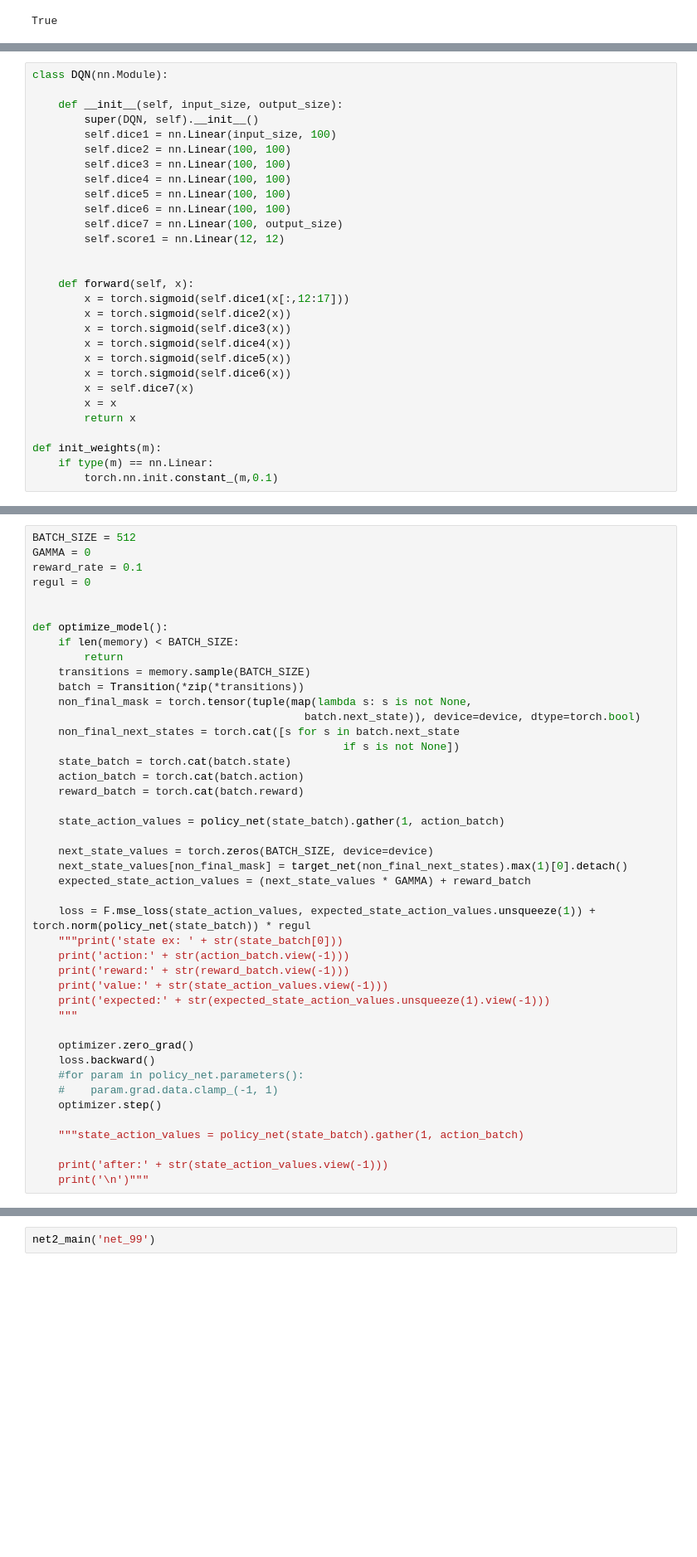
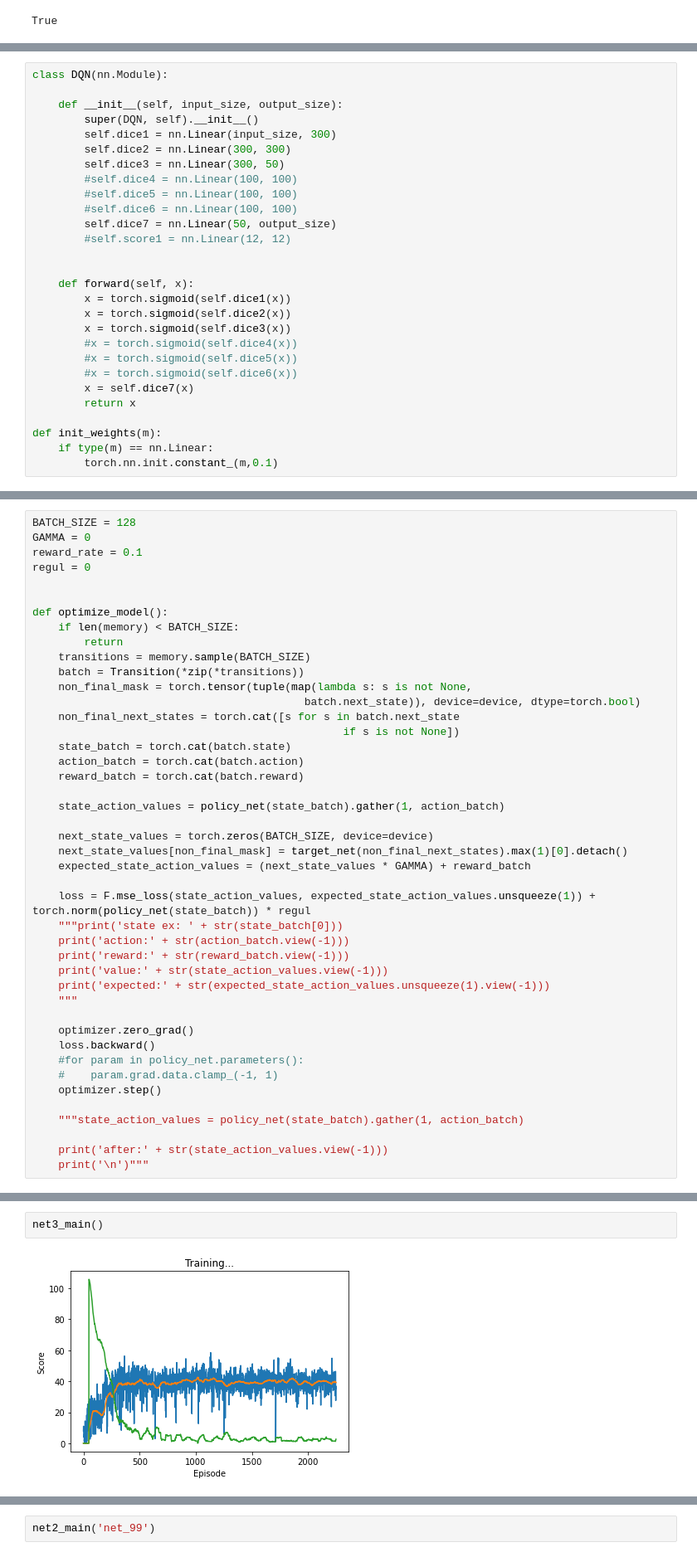
Before and after one commit to jasson31/COSE474_Deep_Learning, a Jupyter notebook: Duel_model.ipynb, the cells around one changed output, grey strips where cells are left out. Shown at 83% size. Saved outputs shown, nothing was run; the diff lists cells and outputs as text; blank space fills up the shorter version.

```diff
--- a/Duel_model.ipynb
+++ b/Duel_model.ipynb
@@ -50,25 +50,24 @@ class DQN(nn.Module):
 
     def __init__(self, input_size, output_size):
         super(DQN, self).__init__()
-        self.dice1 = nn.Linear(input_size, 100)
-        self.dice2 = nn.Linear(100, 100)
-        self.dice3 = nn.Linear(100, 100)
-        self.dice4 = nn.Linear(100, 100)
-        self.dice5 = nn.Linear(100, 100)
-        self.dice6 = nn.Linear(100, 100)
-        self.dice7 = nn.Linear(100, output_size)
-        self.score1 = nn.Linear(12, 12)
+        self.dice1 = nn.Linear(input_size, 300)
+        self.dice2 = nn.Linear(300, 300)
+        self.dice3 = nn.Linear(300, 50)
+        #self.dice4 = nn.Linear(100, 100)
+        #self.dice5 = nn.Linear(100, 100)
+        #self.dice6 = nn.Linear(100, 100)
+        self.dice7 = nn.Linear(50, output_size)
+        #self.score1 = nn.Linear(12, 12)
 
 
     def forward(self, x):
-        x = torch.sigmoid(self.dice1(x[:,12:17]))
+        x = torch.sigmoid(self.dice1(x))
         x = torch.sigmoid(self.dice2(x))
         x = torch.sigmoid(self.dice3(x))
-        x = torch.sigmoid(self.dice4(x))
-        x = torch.sigmoid(self.dice5(x))
-        x = torch.sigmoid(self.dice6(x))
+        #x = torch.sigmoid(self.dice4(x))
+        #x = torch.sigmoid(self.dice5(x))
+        #x = torch.sigmoid(self.dice6(x))
         x = self.dice7(x)
-        x = x
         return x
 
 def init_weights(m):
@@ -170,7 +169,7 @@ def init_net(isize, osize, msize):
 
     episode_scores = []
 # %%
-BATCH_SIZE = 512
+BATCH_SIZE = 128
 GAMMA = 0
 reward_rate = 0.1
 regul = 0
@@ -433,3 +446,7 @@ def test_net1(net1r):
         action = net1(torch.tensor(state, dtype=torch.float, requires_grad = False).reshape(1, 45)).max(1)[1] + 31
         yacht.update(action)
         print(action)
+# %%
+net3_main()
+# %% [output]
+[figure, added]
```
Also changed, not shown: parts of 8 cells of this notebook, 14 other files.
